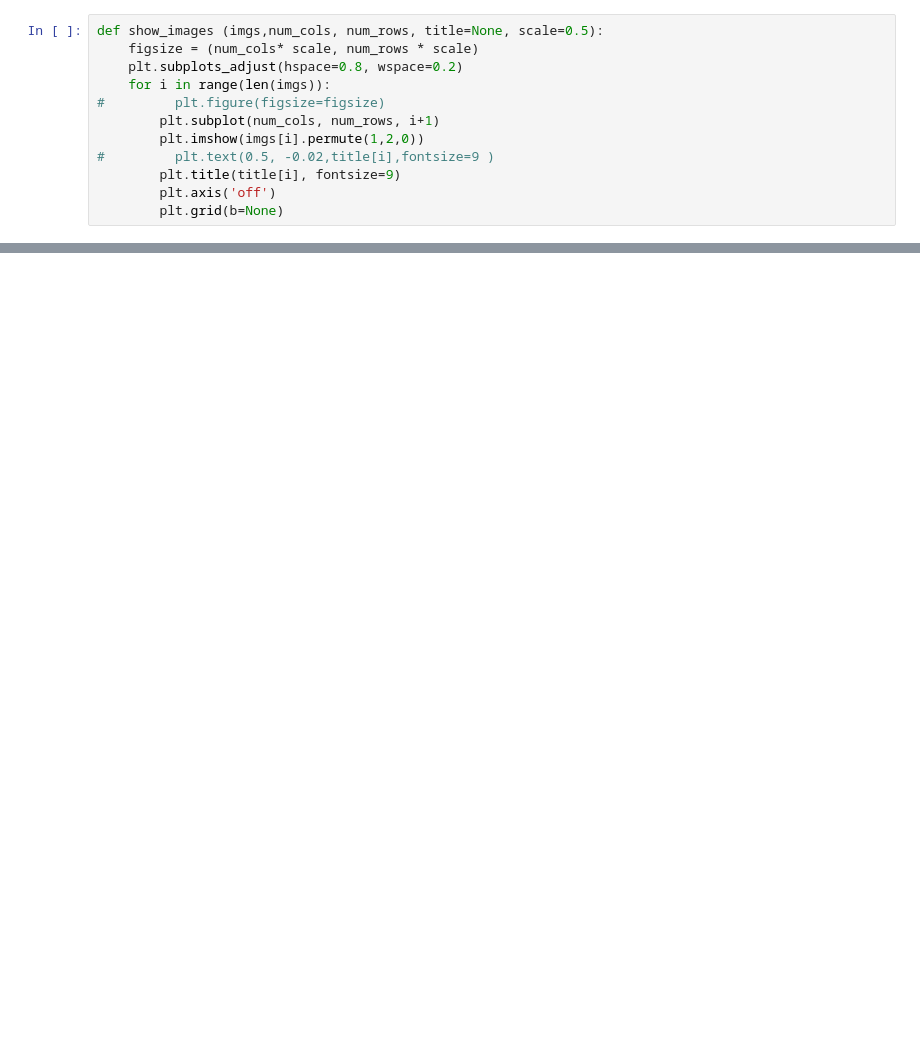
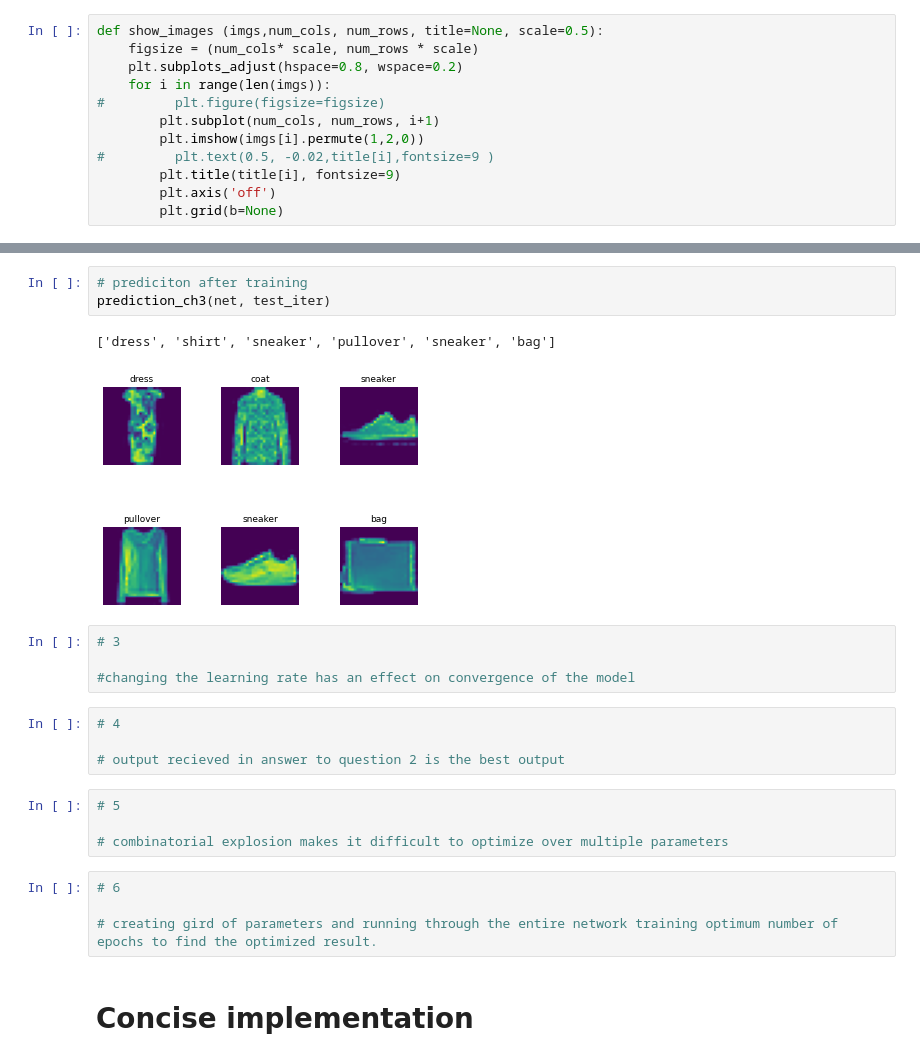
Before and after one commit to fanbyprinciple/d2l-fanbyprinciple, a Jupyter notebook: ch4_multilayer_perceptron/ch4.2 Multi layer perceptron.ipynb, the cells around one changed output, grey strips where cells are left out. Drawn from its saved outputs; the diff is of its cells as text; blank space fills up the shorter version.

```diff
--- a/ch4_multilayer_perceptron/ch4.2 Multi layer perceptron.ipynb
+++ b/ch4_multilayer_perceptron/ch4.2 Multi layer perceptron.ipynb
@@ -199,0 +327,24 @@ for hidden_num in hidden_num_array:
+# %%
+# prediciton after training
+prediction_ch3(net, test_iter)
+# %% [output]
+['dress', 'shirt', 'sneaker', 'pullover', 'sneaker', 'bag']
+[figure, added]
+# %%
+# 3
+
+#changing the learning rate has an effect on convergence of the model
+# %%
+# 4
+
+# output recieved in answer to question 2 is the best output
+# %%
+# 5
+
+# combinatorial explosion makes it difficult to optimize over multiple parameters
+# %%
+# 6
+
+# creating gird of parameters and running through the entire network training optimum number of epochs to find the optimized result.
+# %% [markdown]
+# Concise implementation
```
Also changed, not shown: parts of 16 cells of this notebook, 3 other files.
